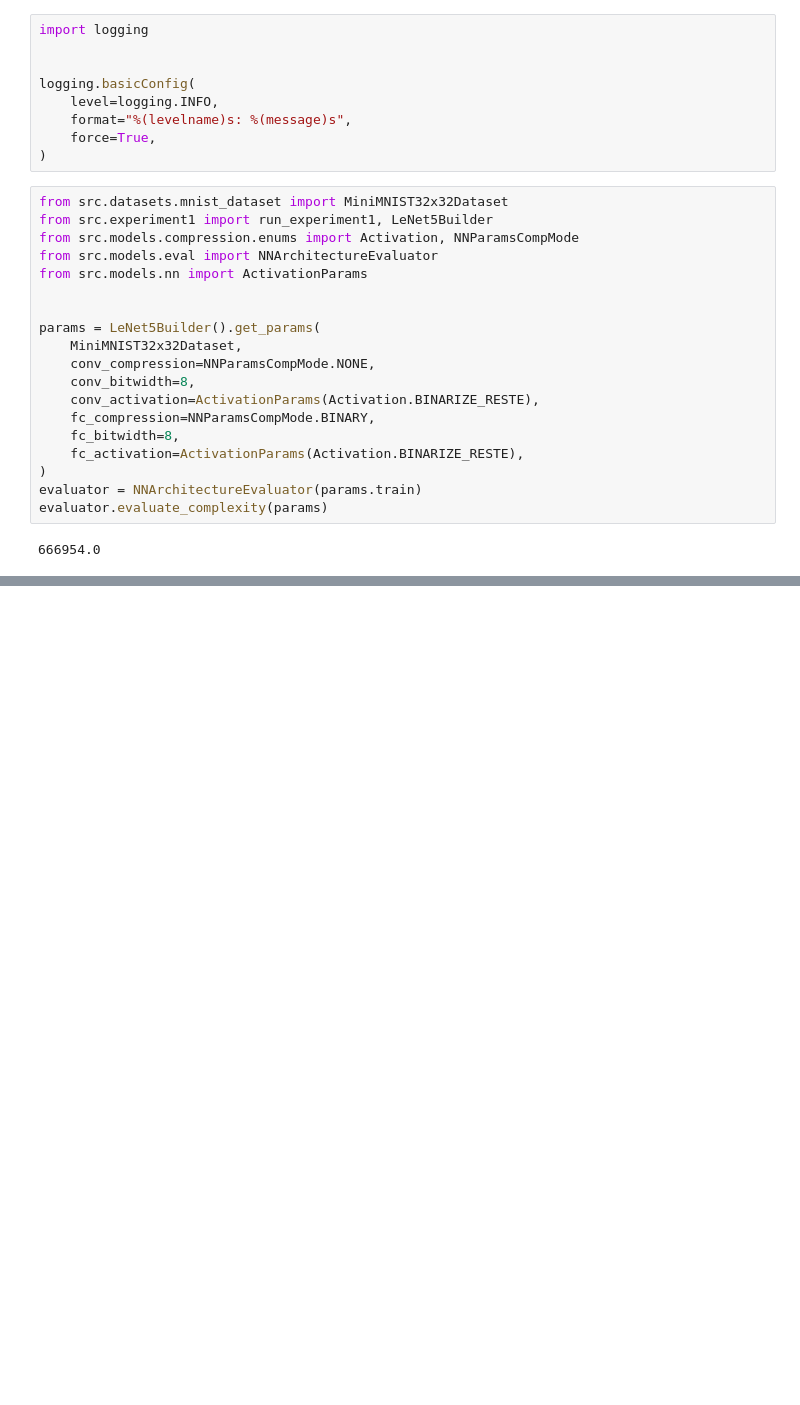
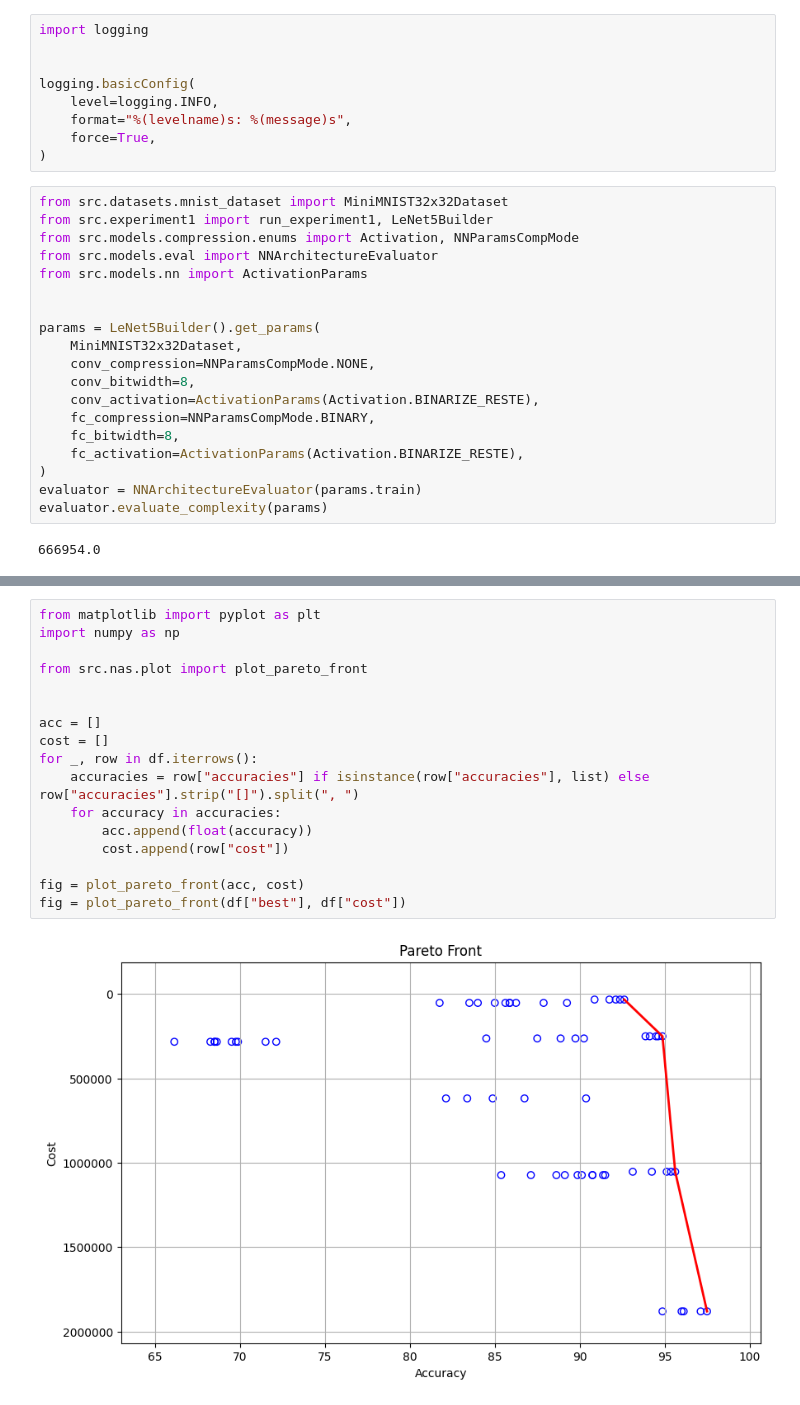
Before and after one commit to DiceNameIsMy/neural-networks-compression, a Jupyter notebook: src/notebooks/experiment1.ipynb, the cells around one changed output, grey strips where cells are left out. Cells and saved outputs as stored; diff of their text form; blank space fills up the shorter version.

```diff
--- a/src/notebooks/experiment1.ipynb
+++ b/src/notebooks/experiment1.ipynb
@@ -54,0 +91,19 @@ relu_df = df.loc[df["conv_activation"] == "RELU"]
+# %%
+from matplotlib import pyplot as plt
+import numpy as np
+
+from src.nas.plot import plot_pareto_front
+
+
+acc = []
+cost = []
+for _, row in df.iterrows():
+    accuracies = row["accuracies"] if isinstance(row["accuracies"], list) else row["accuracies"].strip("[]").split(", ")
+    for accuracy in accuracies:
+        acc.append(float(accuracy))
+        cost.append(row["cost"])
+
+fig = plot_pareto_front(acc, cost)
+fig = plot_pareto_front(df["best"], df["cost"])
+# %% [output]
+[figure, added]
```
Also changed, not shown: parts of 5 cells of this notebook, 7 other files.
